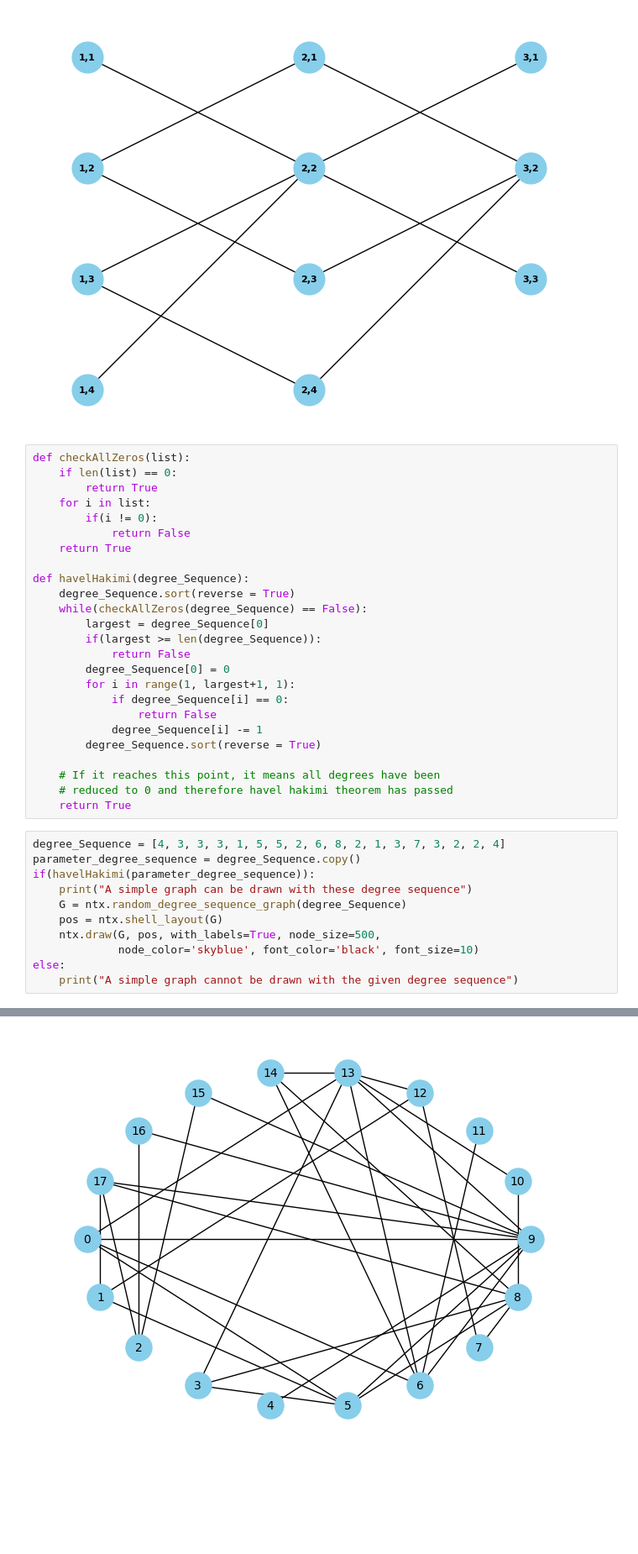
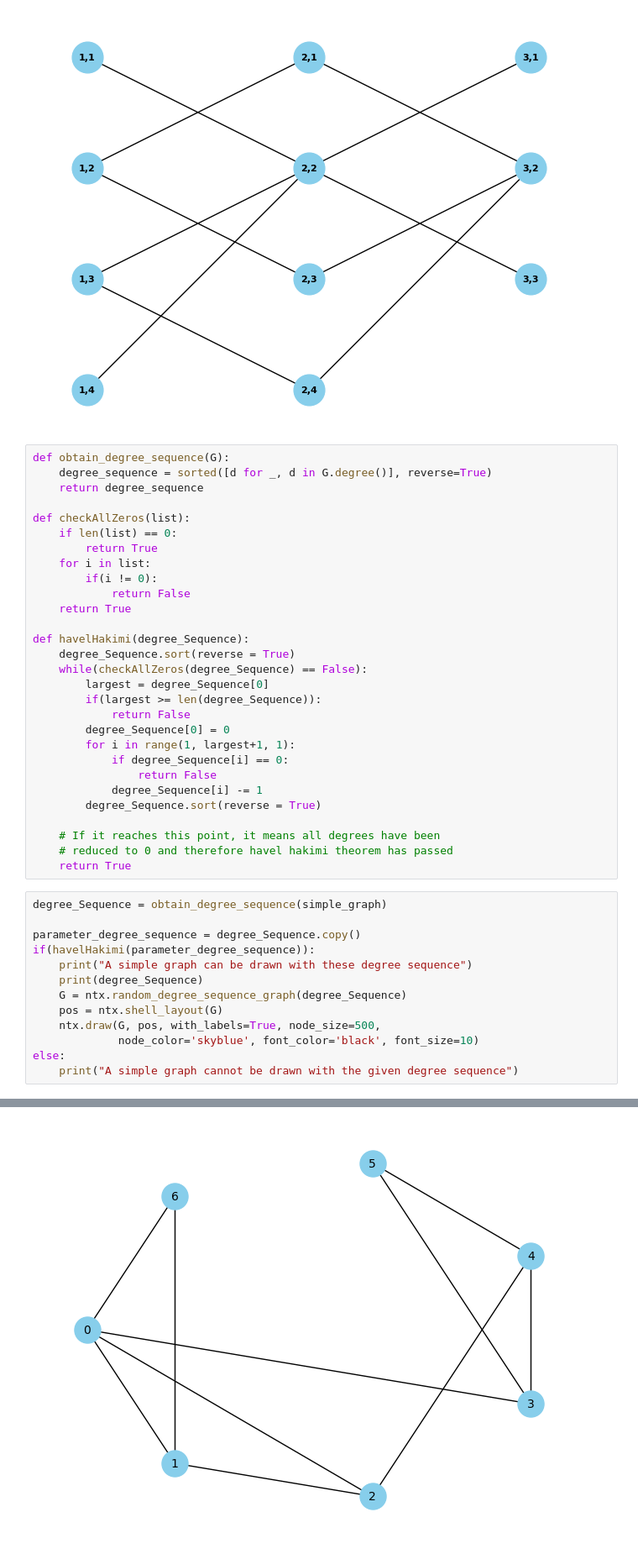
Before and after one commit to onaisali4952/Graph-Theory-Project-Semester-5, a Jupyter notebook: Project_Problem_A.ipynb, the cells around one changed output, grey strips where cells are left out. Shown: that part at 84% size. Drawn from its saved outputs; the diff is of its cells as text; blank space fills up the shorter version.

```diff
--- a/Project_Problem_A.ipynb
+++ b/Project_Problem_A.ipynb
@@ -69,6 +69,10 @@ plt.show()
 # %% [output]
 [figure]
 # %%
+def obtain_degree_sequence(G):
+    degree_sequence = sorted([d for _, d in G.degree()], reverse=True)
+    return degree_sequence
+
 def checkAllZeros(list):
     if len(list) == 0:
         return True
@@ -94,10 +98,12 @@ def havelHakimi(degree_Sequence):
     # reduced to 0 and therefore havel hakimi theorem has passed
     return True
 # %%
-degree_Sequence = [4, 3, 3, 3, 1, 5, 5, 2, 6, 8, 2, 1, 3, 7, 3, 2, 2, 4]
+degree_Sequence = obtain_degree_sequence(simple_graph)
+
 parameter_degree_sequence = degree_Sequence.copy()
 if(havelHakimi(parameter_degree_sequence)):
     print("A simple graph can be drawn with these degree sequence")
+    print(degree_Sequence)
     G = ntx.random_degree_sequence_graph(degree_Sequence)
     pos = ntx.shell_layout(G)
     ntx.draw(G, pos, with_labels=True, node_size=500,
@@ -109,4 +116,4 @@ A simple graph can be drawn with these degree sequence
-[figure, old version]
+[figure, new version]
 # %%
 degree_Sequence = [1, 1, 1, 1, 1, 1, 1, 1, 1, 1, 1, 1, 1, 1, 1, 1, 1, 2]
 parameter_degree_sequence = degree_Sequence.copy()
```
Also changed, not shown: parts of 2 cells of this notebook, 1 other file.
